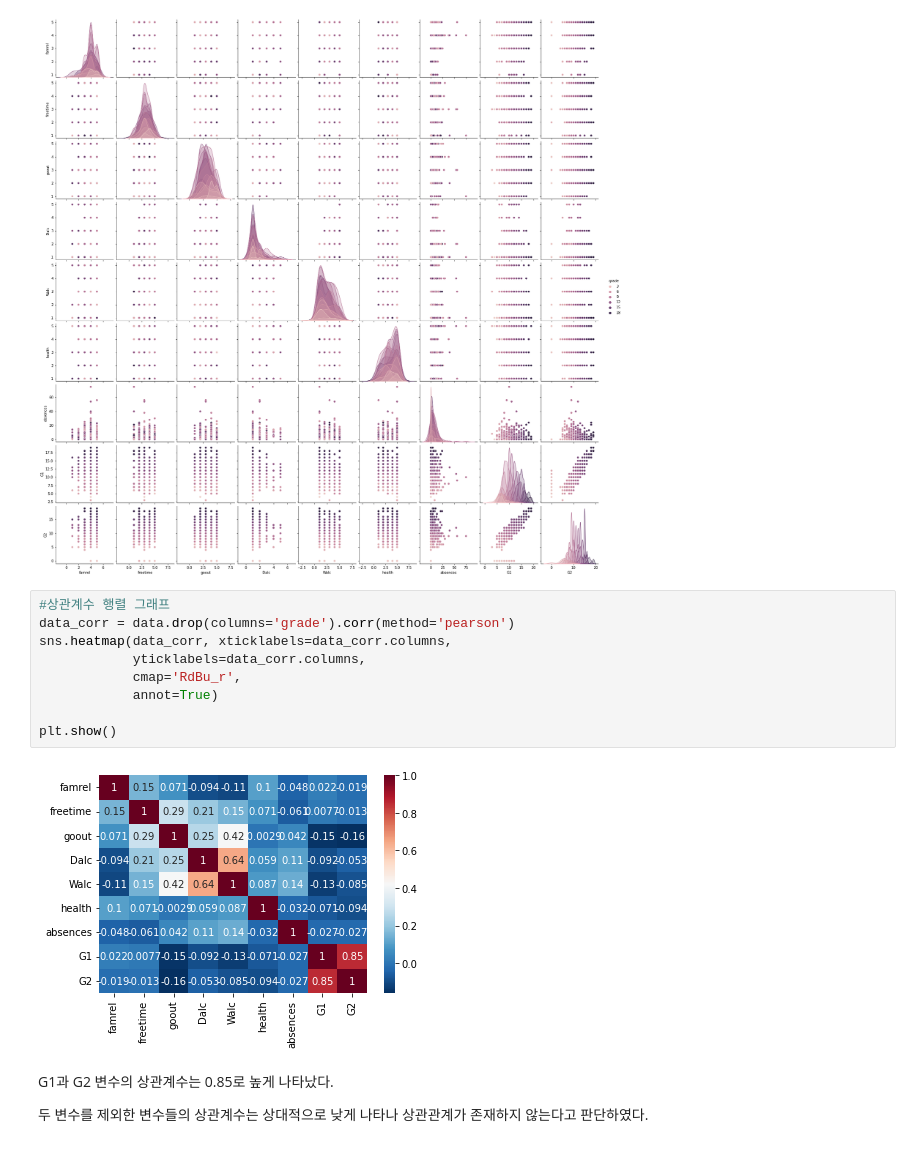
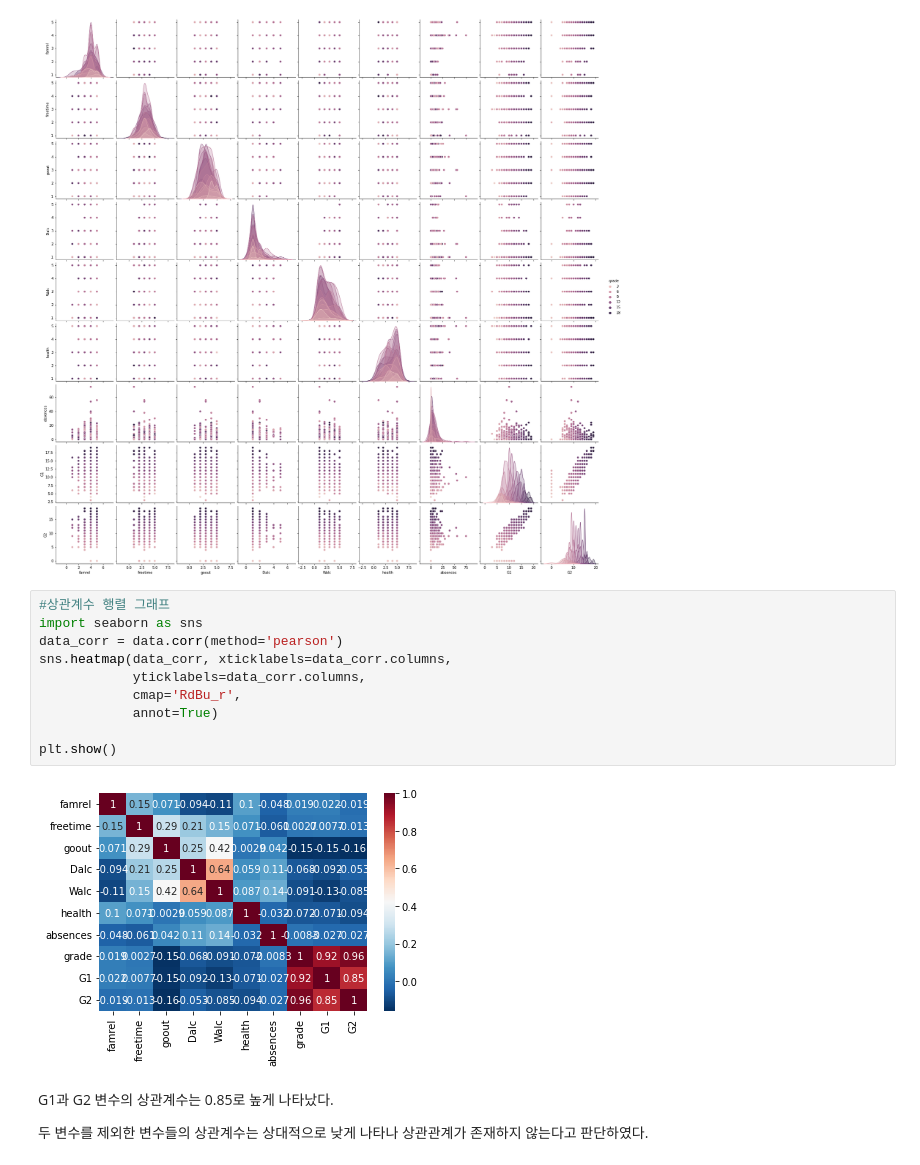
Before and after one commit to suhyehye/ADP-study, a Jupyter notebook: 파이썬한권으로끝내기/모의고사/1회/1-1.머신러닝.ipynb, the cells around one changed output. Saved outputs shown, nothing was run; the diff lists cells and outputs as text.

```diff
--- a/파이썬한권으로끝내기/모의고사/1회/1-1.머신러닝.ipynb
+++ b/파이썬한권으로끝내기/모의고사/1회/1-1.머신러닝.ipynb
@@ -101,15 +104,16 @@ plt.show()
 [figure]
 # %%
 #상관계수 행렬 그래프
-data_corr = data.drop(columns='grade').corr(method='pearson')
+import seaborn as sns
+data_corr = data.corr(method='pearson')
 sns.heatmap(data_corr, xticklabels=data_corr.columns,
             yticklabels=data_corr.columns,
             cmap='RdBu_r',
             annot=True)
 
 plt.show()
 # %% [output]
-[figure, old version]
+[figure, new version]
 # %% [markdown]
 G1과 G2 변수의 상관계수는 0.85로 높게 나타났다.
 
```
Also changed, not shown: parts of 17 cells of this notebook, 3 other files.
